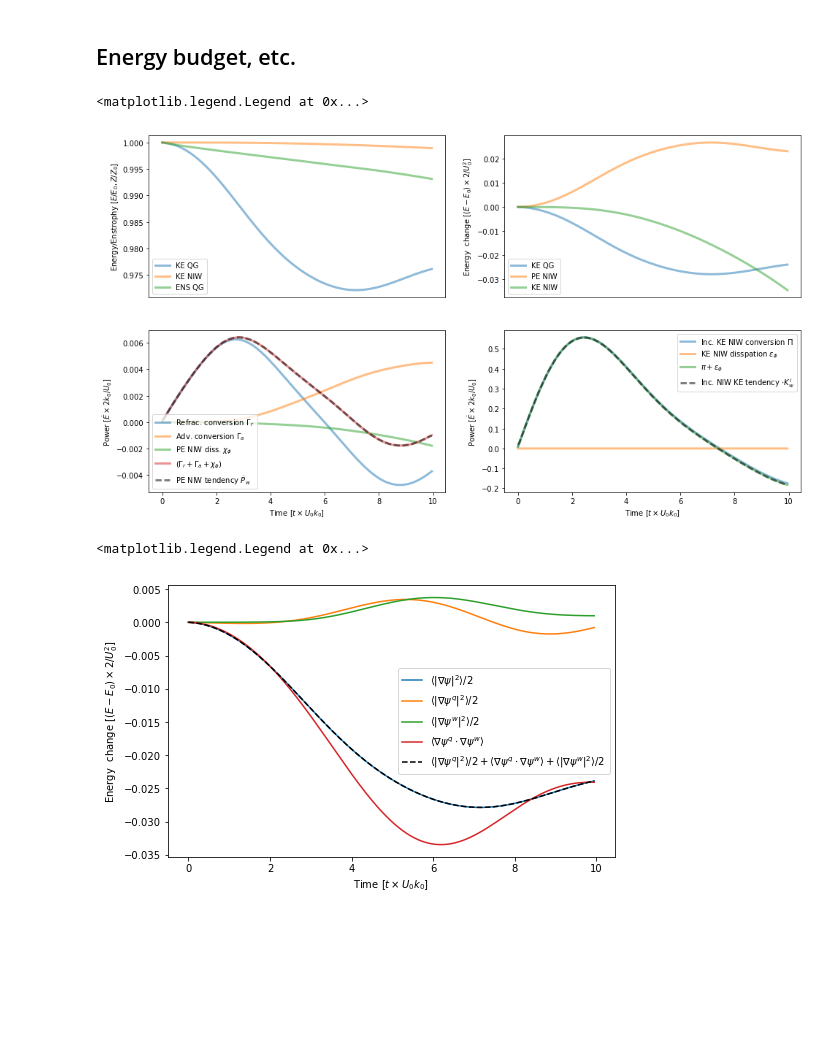
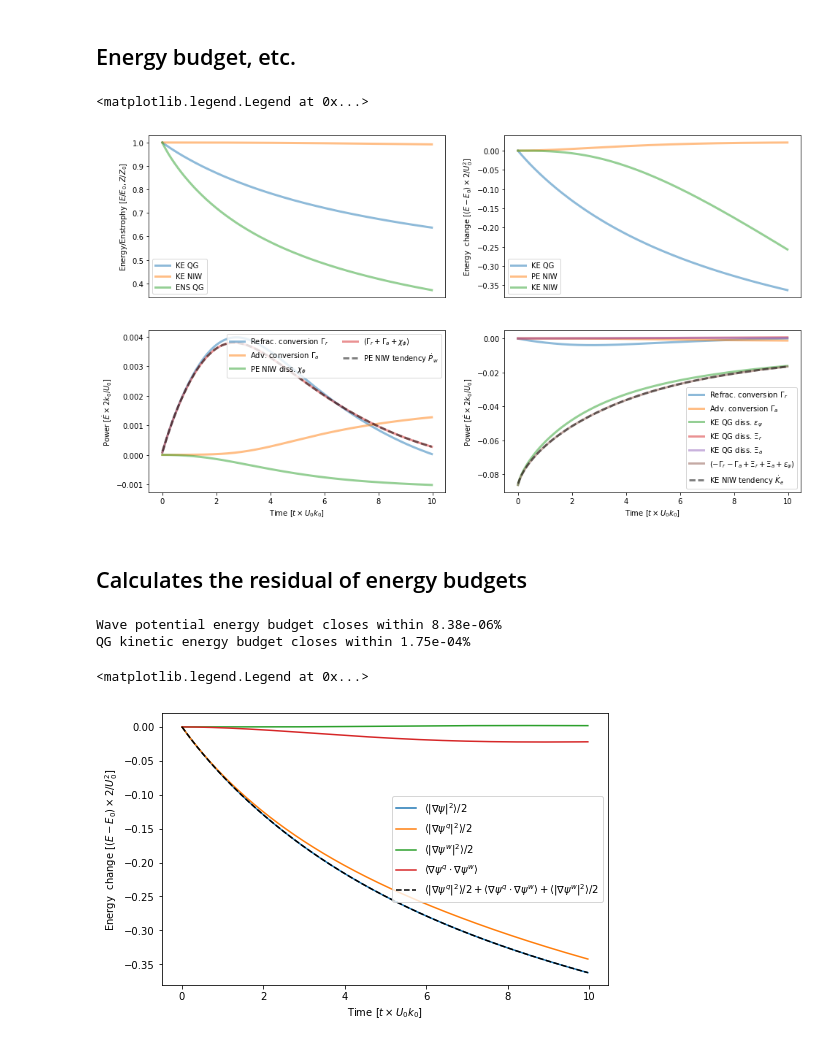
Before and after one commit to cesar-rocha/niwqg, a Jupyter notebook: examples/LambDipole_CoupledModel.ipynb, the cells around one changed output. Saved outputs shown, nothing was run; the diff lists cells and outputs as text; code cells hidden in the pictures; blank space fills up the shorter version.

```diff
--- a/examples/LambDipole_CoupledModel.ipynb
+++ b/examples/LambDipole_CoupledModel.ipynb
@@ -39,9 +40,9 @@ tmax = 10*Te
 ## Setup model class
 # %%
 m = Model.Model(L=L,nx=nx, tmax = tmax,dt = dt,
-                m=m,N=N,f=f0, twrite=int(0.5*Te/dt),
-                nu4=10.e8,nu4w=10.e8,use_filter=False,
-                U =-U0, tdiags=2,)
+                m=m,N=N,f=f0, twrite=int(1*Tf/dt),
+                nu4=5e11,nu4w=0e10, nu=20,nuw=50e0, mu=0.e-7,muw=0e-7,use_filter=False,
+                U =-U0, tdiags=1,save_to_disk=False, dealias=False,)
 # %% [output]
 INFO:  Logger initialized
 INFO:  No dealiasing; no filter
@@ -98,15 +99,22 @@ plt.ylabel(r'$y/R$')
 # %%
 time = m.diagnostics['time']['value']
 KE_qg = m.diagnostics['ke_qg']['value']
-KE_qg_q = m.diagnostics['ke_qg_q']['value']
-KE_qg_w = m.diagnostics['ke_qg_w']['value']
-KE_qg_qw = m.diagnostics['ke_qg_qw']['value']
+Ke = m.diagnostics['Ke']['value']
+Pw = m.diagnostics['Pw']['value']
+Kw = m.diagnostics['Kw']['value']
 PE_niw = m.diagnostics['pe_niw']['value']
 KE_niw = m.diagnostics['ke_niw']['value']
 ENS_qg = m.diagnostics['ens']['value']
 
+KE_qg_q = m.diagnostics['ke_qg_q']['value']
+KE_qg_w = m.diagnostics['ke_qg_w']['value']
+KE_qg_qw = m.diagnostics['ke_qg_qw']['value']
+
 g1 = m.diagnostics['gamma_r']['value']
 g2 = m.diagnostics['gamma_a']['value']
+x1 = m.diagnostics['xi_r']['value']
+x2 = m.diagnostics['xi_a']['value']
+
 pi = m.diagnostics['pi']['value']
 cKE_niw = m.diagnostics['cke_niw']['value']
 iKE_niw = m.diagnostics['ike_niw']['value']
@@ -121,7 +129,7 @@ dPE = np.gradient(PE_niw,dt)
 dKE = np.gradient(KE_qg,dt)
 diKE_niw = np.gradient(iKE_niw,dt)
 
-res_ke = dKE-(-g1-g2+ep_psi)
+res_ke = dKE-(-g1-g2+x1+x2+ep_psi)
 res_pe = dPE-g1-g2-chi_phi
 # %% [markdown]
 ## Energy budget, etc.
@@ -133,37 +141,42 @@ KE0 = KE_qg[0]
 ax = fig.add_subplot(221)
 plt.plot(time/Te,KE_qg/KE0,label='KE QG',linewidth=lw,alpha=alp)
 plt.plot(time/Te,KE_niw/KE_niw[0],label='KE NIW',linewidth=lw,alpha=alp)
 plt.plot(time/Te,ENS_qg/ENS_qg[0],label='ENS QG',linewidth=lw,alpha=alp)
 plt.xticks([])
 plt.ylabel(r'Energy/Enstrophy $[E/E_0, Z/Z_0]$')
 plt.legend(loc=3)
 
 ax = fig.add_subplot(222)
 plt.plot(time/Te,(KE_qg-KE_qg[0])/KE0,label='KE QG',linewidth=lw,alpha=alp)
 plt.plot(time/Te,(PE_niw-PE_niw[0])/KE0,label='PE NIW',linewidth=lw,alpha=alp)
 plt.plot(time/Te,(KE_niw-KE_niw[0])/KE0,label='KE NIW',linewidth=lw,alpha=alp)
 plt.xticks([])
 plt.ylabel(r'Energy  change $[(E-E_0) \times {2}/{U_0^2} ]$')
 plt.legend(loc=3)
 
 ax = fig.add_subplot(223)
 plt.plot(time/Te,Te*g1/KE0,label=r'Refrac. conversion $\Gamma_r$',linewidth=lw,alpha=alp)
 plt.plot(time/Te,Te*g2/KE0,label=r'Adv. conversion $\Gamma_a$',linewidth=lw,alpha=alp)
 plt.plot(time/Te,Te*chi_phi/KE0,label=r'PE NIW diss. $\chi_\phi$',linewidth=lw,alpha=alp)
 plt.plot(time/Te,Te*(g1+g2+chi_phi)/KE0,label=r'$(\Gamma_r+\Gamma_a+\chi_\phi)$',linewidth=lw,alpha=alp)
 plt.plot(time/Te,Te*dPE/KE0,'k--',label=r'PE NIW tendency $\dot P_w$',linewidth=lw,alpha=alp)
-plt.legend(loc=3,ncol=1)
+plt.legend(loc=1,ncol=2)
 plt.xlabel(r"Time [$t \times U_0 k_0$]")
 plt.ylabel(r'Power $[\dot E \times {2 k_0}/{U_0} ]$')
 
 ax = fig.add_subplot(224)
-plt.plot(time/Te,Te*pi/KE0,label=r'Inc. KE NIW conversion $\Pi$',linewidth=lw,alpha=alp)
-plt.plot(time/Te,Te*ep_psi/KE0,label=r'KE NIW disspation $\epsilon_\phi$',linewidth=lw,alpha=alp)
-plt.plot(time/Te,Te*(pi+ep_phi)/KE0,label=r'$\pi+\epsilon_\phi$',linewidth=lw,alpha=alp)
-plt.plot(time/Te,Te*diKE_niw/KE0,'k--',label=r'Inc. NIW KE tendency $\cdot K_w^i$',linewidth=lw,alpha=alp)
+plt.plot(time/Te,-Te*g1/KE0,label=r'Refrac. conversion $\Gamma_r$',linewidth=lw,alpha=alp)
+plt.plot(time/Te,-Te*g2/KE0,label=r'Adv. conversion $\Gamma_a$',linewidth=lw,alpha=alp)
+plt.plot(time/Te,Te*ep_psi/KE0,label=r'KE QG diss. $\epsilon_\psi$',linewidth=lw,alpha=alp)
+plt.plot(time/Te,Te*x1/KE0,label=r'KE QG diss. $\Xi_r$',linewidth=lw,alpha=alp)
+plt.plot(time/Te,Te*x2/KE0,label=r'KE QG diss. $\Xi_a$',linewidth=lw,alpha=alp)
+plt.plot(time/Te,Te*(-g1-g2+x1+x2+ep_psi)/KE0,label=r'$(-\Gamma_r-\Gamma_a+\Xi_r+\Xi_a+\epsilon_\psi)$',linewidth=lw,alpha=alp)
+plt.plot(time/Te,Te*dKE/KE0,'k--',label=r'KE NIW tendency $\dot K_e$',linewidth=lw,alpha=alp)
 plt.xlabel(r"Time [$t \times U_0 k_0$]")
 plt.ylabel(r'Power $[\dot E \times {2 k_0}/{U_0} ]$')
-plt.legend(loc=1)
+plt.legend(loc=4)
 # %% [output]
 <matplotlib.legend.Legend at 0x...>
-[figure, old version]
+[figure, new version]
+# %% [markdown]
+## Calculates the residual of energy budgets
@@ -170,3 +202,9 @@ plt.legend(loc=1)
+# %%
+print("Wave potential energy budget closes within %.2e%%" %(np.abs(RES_PE)*100))
+print("QG kinetic energy budget closes within %.2e%%" %(np.abs(RES_KE)*100))
+# %% [output]
+Wave potential energy budget closes within 8.38e-06%
+QG kinetic energy budget closes within 1.75e-04%
 # %%
 fig = plt.figure(figsize=(8,5))
 KE_qg_tot =KE_qg_q + KE_qg_w + KE_qg_qw
@@ -184,4 +222,4 @@ plt.xlabel(r"Time [$t \times U_0 k_0$]")
 plt.legend(loc=5)
 # %% [output]
 <matplotlib.legend.Legend at 0x...>
-[figure, old version]
+[figure, new version]
```
Also changed, not shown: parts of 4 cells of this notebook.
